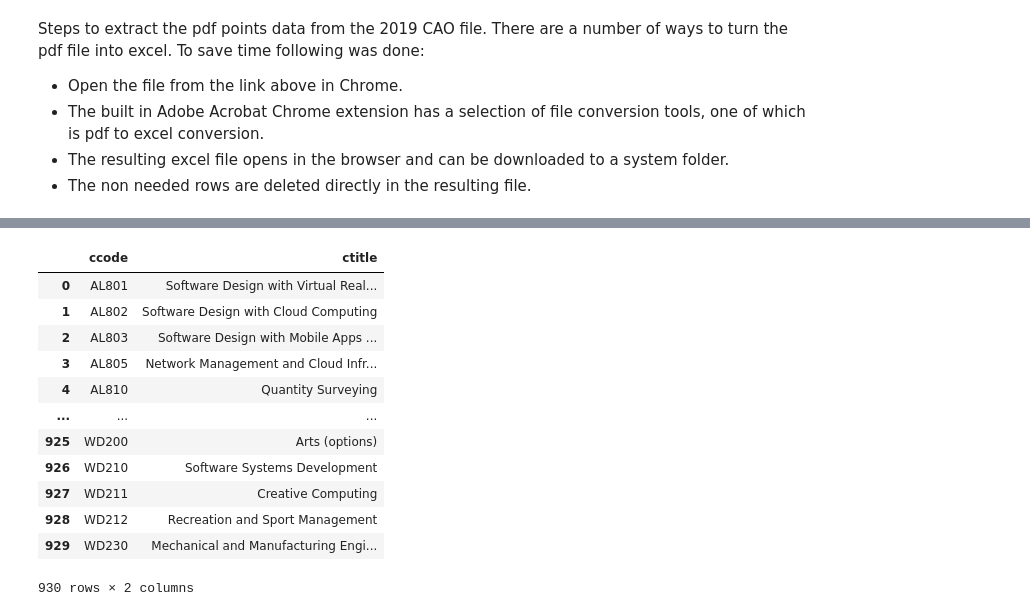
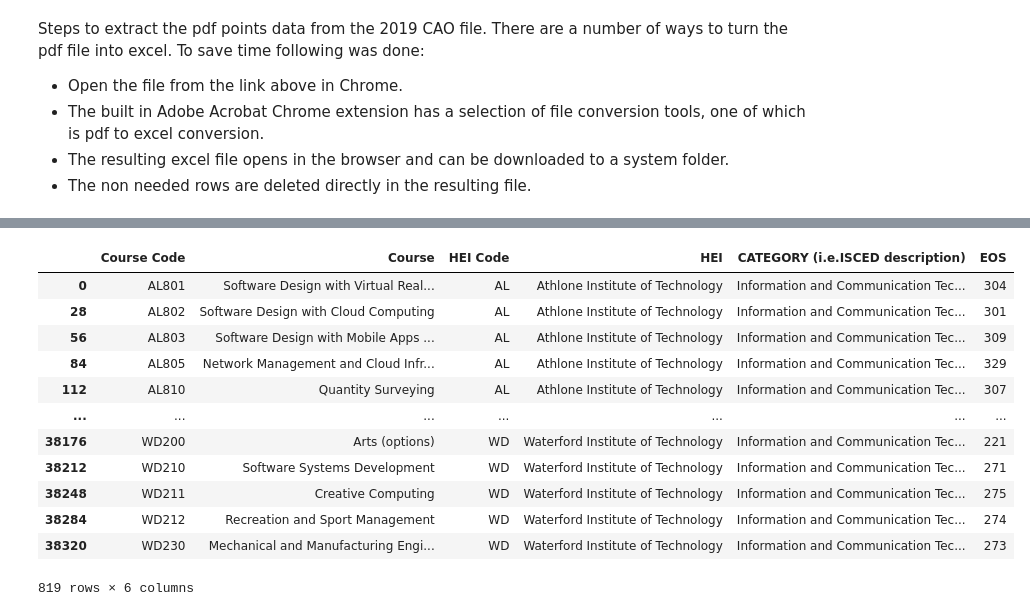
Before and after one commit to donneger/data_analysis_assessment, a Jupyter notebook: cao.ipynb, the cells around one changed output, grey strips where cells are left out. Saved outputs shown, nothing was run; the diff lists cells and outputs as text; code cells hidden in the pictures.

```diff
--- a/cao.ipynb
+++ b/cao.ipynb
@@ -363,22 +382,26 @@ df2019
+# %%
+df1 = df.drop_duplicates(subset=['Course Code'])
+df2019_lvl8 =df1[['Course Code', 'Course', 'HEI Code', 'HEI', 'CATEGORY (i.e.ISCED description)', 'EOS']]
+df2019_lvl8
+# %% [output]
+|  | Course Code | Course | HEI Code | HEI | CATEGORY (i.e.ISCED description) | EOS |
+| 0 | AL801 | Software Design with Virtual Real... | AL | Athlone Institute of Technology | Information and Communication Tec... | 304 |
+| 28 | AL802 | Software Design with Cloud Computing | AL | Athlone Institute of Technology | Information and Communication Tec... | 301 |
+| 56 | AL803 | Software Design with Mobile Apps ... | AL | Athlone Institute of Technology | Information and Communication Tec... | 309 |
+| 84 | AL805 | Network Management and Cloud Infr... | AL | Athlone Institute of Technology | Information and Communication Tec... | 329 |
+| 112 | AL810 | Quantity Surveying | AL | Athlone Institute of Technology | Information and Communication Tec... | 307 |
+| ... | ... | ... | ... | ... | ... | ... |
+| 38176 | WD200 | Arts (options) | WD | Waterford Institute of Technology | Information and Communication Tec... | 221 |
+| 38212 | WD210 | Software Systems Development | WD | Waterford Institute of Technology | Information and Communication Tec... | 271 |
+| 38248 | WD211 | Creative Computing | WD | Waterford Institute of Technology | Information and Communication Tec... | 275 |
+| 38284 | WD212 | Recreation and Sport Management | WD | Waterford Institute of Technology | Information and Communication Tec... | 274 |
+| 38320 | WD230 | Mechanical and Manufacturing Engi... | WD | Waterford Institute of Technology | Information and Communication Tec... | 273 |
+819 rows × 6 columns
 # %%
 # Select the first 2 columns and standardise the column names.
-courses2019 = df2019[['Course Code', 'Course']]
-courses2019.columns = ['ccode', 'ctitle']
-courses2019
+#courses2019 = df2019[['Course Code', 'Course']]
+#courses2019.columns = ['ccode', 'ctitle']
+#courses2019
-# %% [output]
-|  | ccode | ctitle |
-| 0 | AL801 | Software Design with Virtual Real... |
-| 1 | AL802 | Software Design with Cloud Computing |
-| 2 | AL803 | Software Design with Mobile Apps ... |
-| 3 | AL805 | Network Management and Cloud Infr... |
-| 4 | AL810 | Quantity Surveying |
-| ... | ... | ... |
-| 925 | WD200 | Arts (options) |
-| 926 | WD210 | Software Systems Development |
-| 927 | WD211 | Creative Computing |
-| 928 | WD212 | Recreation and Sport Management |
-| 929 | WD230 | Mechanical and Manufacturing Engi... |
-930 rows × 2 columns
 # %%
 # Join the 2019, 2020 and 2021 files.
 allcourses = pd.concat([courses2021,courses2020, courses2019])
```
Also changed, not shown: parts of 22 cells of this notebook.
